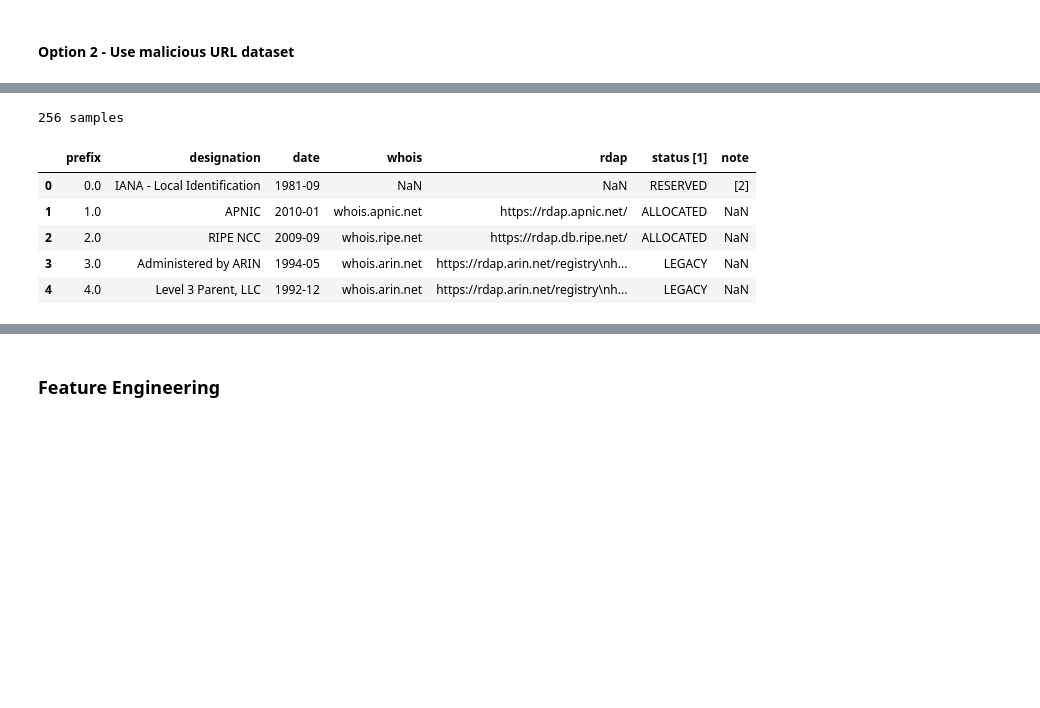
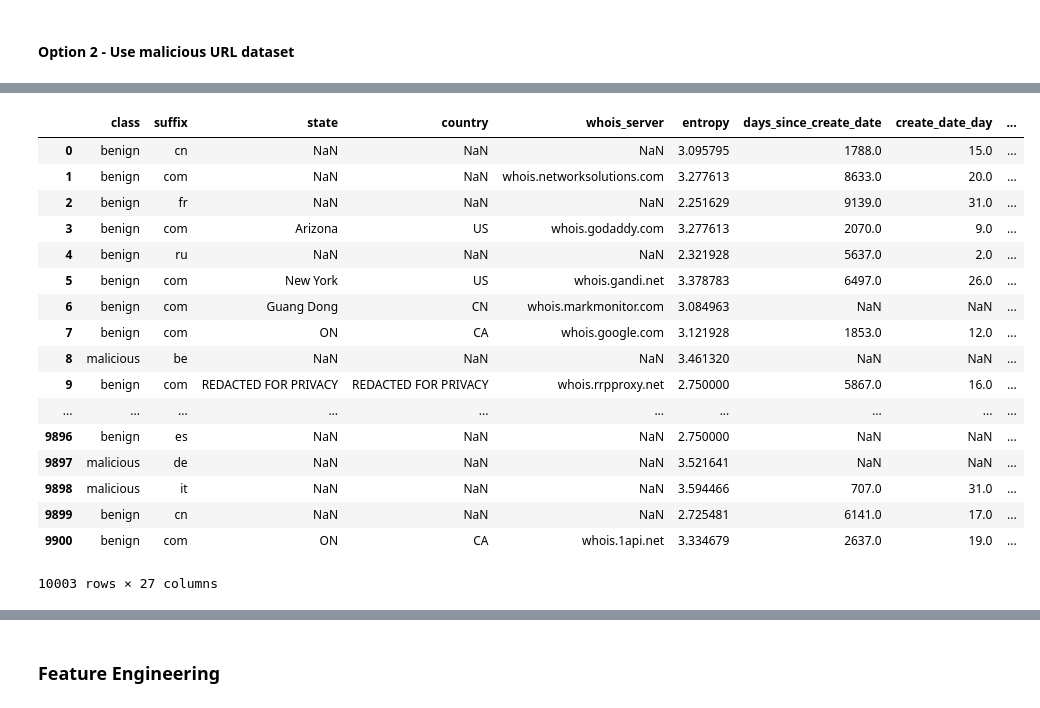
Before and after one commit to alistairwgillespie/malicious_url, a Jupyter notebook: malicious_url_deployment.ipynb, the cells around one changed output, grey strips where cells are left out. Saved outputs shown, nothing was run; the diff lists cells and outputs as text; code cells hidden in the pictures; blank space fills up the shorter version.

```diff
--- a/malicious_url_deployment.ipynb
+++ b/malicious_url_deployment.ipynb
@@ -529,0 +619,2 @@ Schema {url, malicious/benign}
+# %%
+data = feature_extraction(data, iana)
@@ -570,22 +678,34 @@ df.head()
-# %%
-# Ingest IANA dataset
-iana = pd.read_csv("https://www.iana.org/assignments/ipv4-address-space/ipv4-address-space.csv", sep=",")
-iana.columns = iana.columns.str.strip().str.lower()
-iana.rename(columns={'Prefix': 'prefix'}, inplace=True)
-
-# Clean up prefix since it uses old/BSD formatting
-iana['prefix']= iana['prefix'].apply(lambda x: re.sub('^(00|0)','',x))
-iana['prefix'] = iana['prefix'].apply(lambda x: re.sub('/8$','',x))
-iana['prefix'] = pd.to_numeric(iana['prefix'], downcast='float',errors='ignore').astype(str)
-
-print(str(iana.shape[0]) + " samples")
-
-iana.head()
-# %% [output]
-256 samples
-|  | prefix | designation | date | whois | rdap | status [1] | note |
-| 0 | 0.0 | IANA - Local Identification | 1981-09 | NaN | NaN | RESERVED | [2] |
-| 1 | 1.0 | APNIC | 2010-01 | whois.apnic.net | https://rdap.apnic.net/ | ALLOCATED | NaN |
-| 2 | 2.0 | RIPE NCC | 2009-09 | whois.ripe.net | https://rdap.db.ripe.net/ | ALLOCATED | NaN |
-| 3 | 3.0 | Administered by ARIN | 1994-05 | whois.arin.net | https://rdap.arin.net/registry\nh... | LEGACY | NaN |
-| 4 | 4.0 | Level 3 Parent, LLC | 1992-12 | whois.arin.net | https://rdap.arin.net/registry\nh... | LEGACY | NaN |
+# %%
+data = record_cleaner(data)
+# %%
+drop_cols = ['status', 'emails', 'registrar',
+            'date', 'domain', 'domain_name',
+            'url', 'create_date', 'updated_date',
+            'expiration_date', 'host_ip']
+# %%
+data = data.drop(columns=drop_cols)
+# %%
+pd.set_option('display.max_rows', 500)
+pd.set_option('display.max_columns', 500)
+pd.set_option('display.width', 1000)
+
+display(data)
+# %% [output]
+|  | class | suffix | state | country | whois_server | entropy | days_since_create_date | create_date_day | ... |
+| 0 | benign | cn | NaN | NaN | NaN | 3.095795 | 1788.0 | 15.0 | ... |
+| 1 | benign | com | NaN | NaN | whois.networksolutions.com | 3.277613 | 8633.0 | 20.0 | ... |
+| 2 | benign | fr | NaN | NaN | NaN | 2.251629 | 9139.0 | 31.0 | ... |
+| 3 | benign | com | Arizona | US | whois.godaddy.com | 3.277613 | 2070.0 | 9.0 | ... |
+| 4 | benign | ru | NaN | NaN | NaN | 2.321928 | 5637.0 | 2.0 | ... |
+| 5 | benign | com | New York | US | whois.gandi.net | 3.378783 | 6497.0 | 26.0 | ... |
+| 6 | benign | com | Guang Dong | CN | whois.markmonitor.com | 3.084963 | NaN | NaN | ... |
+| 7 | benign | com | ON | CA | whois.google.com | 3.121928 | 1853.0 | 12.0 | ... |
+| 8 | malicious | be | NaN | NaN | NaN | 3.461320 | NaN | NaN | ... |
+| 9 | benign | com | REDACTED FOR PRIVACY | REDACTED FOR PRIVACY | whois.rrpproxy.net | 2.750000 | 5867.0 | 16.0 | ... |
+| ... | ... | ... | ... | ... | ... | ... | ... | ... | ... |
+| 9896 | benign | es | NaN | NaN | NaN | 2.750000 | NaN | NaN | ... |
+| 9897 | malicious | de | NaN | NaN | NaN | 3.521641 | NaN | NaN | ... |
+| 9898 | malicious | it | NaN | NaN | NaN | 3.594466 | 707.0 | 31.0 | ... |
+| 9899 | benign | cn | NaN | NaN | NaN | 2.725481 | 6141.0 | 17.0 | ... |
+| 9900 | benign | com | ON | CA | whois.1api.net | 3.334679 | 2637.0 | 19.0 | ... |
+10003 rows × 27 columns
```
Also changed, not shown: parts of 42 cells of this notebook, 13 other files.
